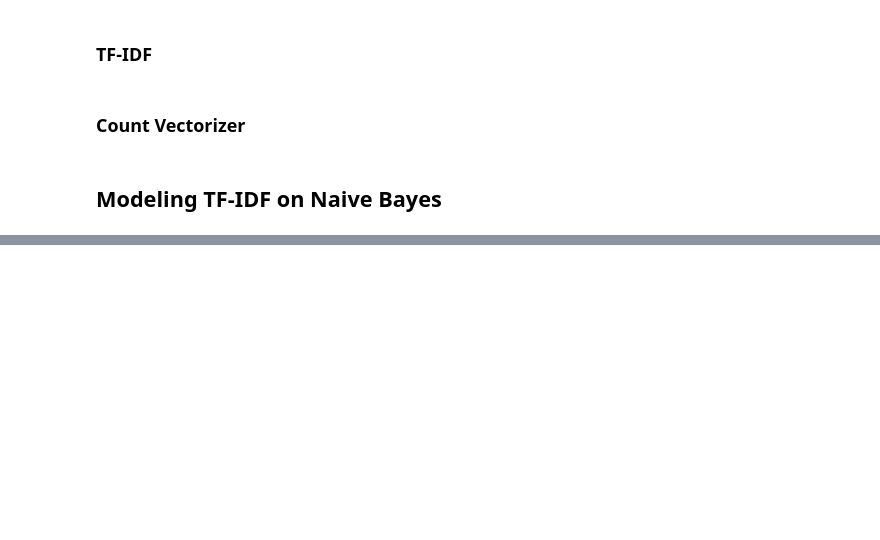
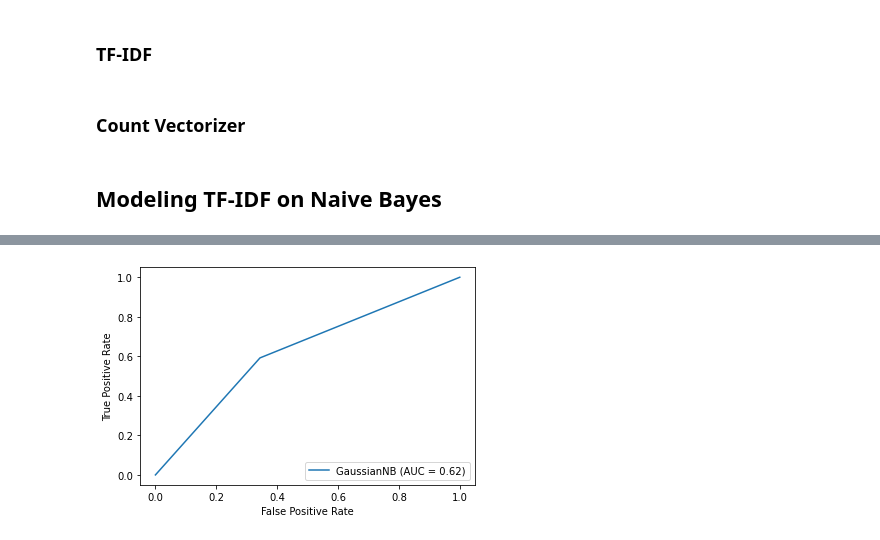
Before and after one commit to cdlc01/Twitter_Hate_Speech_Analysis, a Jupyter notebook: Naive Bayes & Multinomial Naive Bayes.ipynb, the cells around one changed output, grey strips where cells are left out. Cells and saved outputs as stored; diff of their text form; code cells hidden in the pictures; blank space fills up the shorter version.

```diff
--- a/Naive Bayes & Multinomial Naive Bayes.ipynb
+++ b/Naive Bayes & Multinomial Naive Bayes.ipynb
@@ -128,0 +187,4 @@ from sklearn.metrics import plot_confusion_matrix, plot_roc_curve, classificatio
+# %%
+plot_roc_curve(gnb_cv, X_val_cv_vec_dense, y_val);
+# %% [output]
+[figure, added]
```
Also changed, not shown: parts of 64 cells of this notebook, 1 other file.
